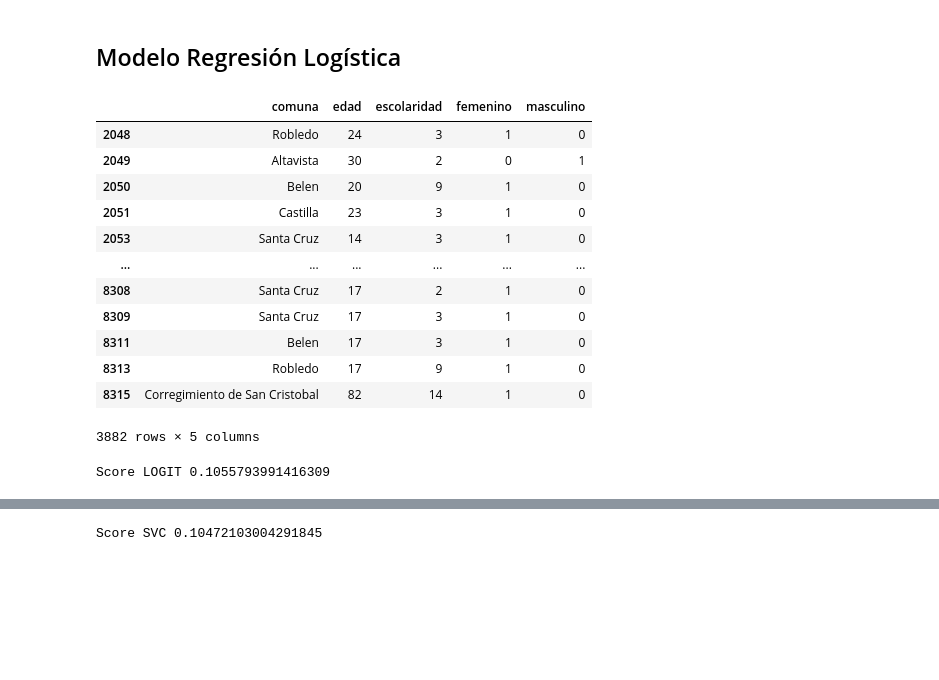
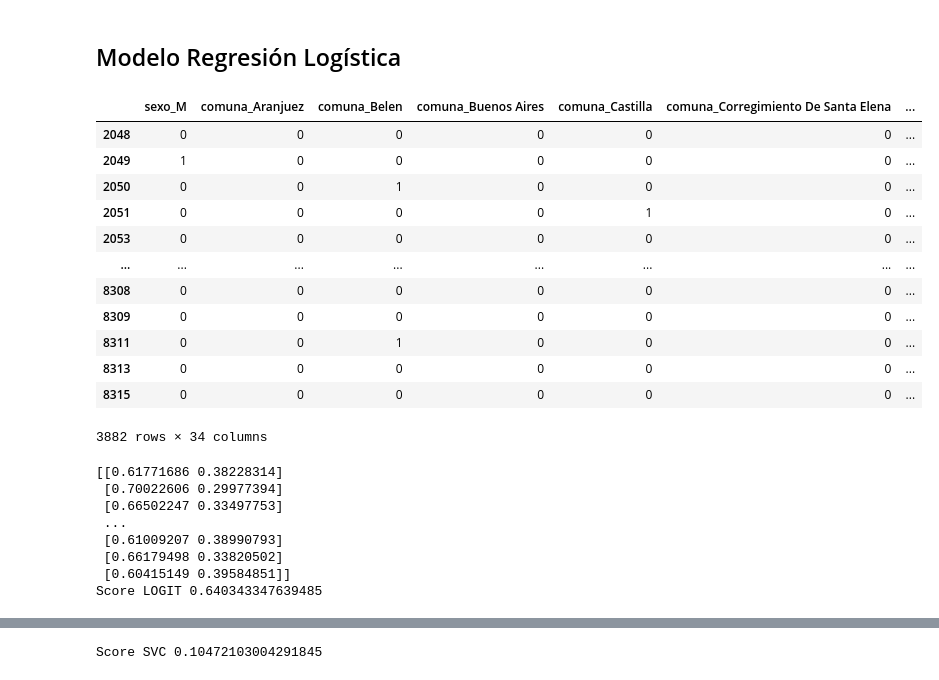
Before and after one commit to davixcky/suicidios_uninorte, a Jupyter notebook: core.ipynb, the cells around one changed output, grey strips where cells are left out. Saved outputs shown, nothing was run; the diff lists cells and outputs as text; code cells hidden in the pictures; blank space fills up the shorter version.

Commit message:
core: selection columns for model changed

```diff
--- a/core.ipynb
+++ b/core.ipynb
@@ -203,23 +203,23 @@ sns.lineplot(data=dfnm, x='Nivel escolaridad', y='Suicidios');
 # %% [markdown]
 ## Modelo Regresión Logística
 # %%
-columnsmrl = ['comuna','edad','sexo','escolaridad'];
+columnsmrl = ['comuna','sexo', 'escolaridad'];
 dfmrl = df[filtrosi][filtrosd][columnsmrl];
-dfnew = pd.get_dummies(data=dfmrl,columns=['sexo']);
-dfnew.columns=['comuna', 'edad', 'escolaridad', 'femenino', 'masculino'];
+dfnew = pd.get_dummies(data=dfmrl,columns=['sexo', 'comuna', 'escolaridad'], drop_first=True);
+#dfnew.columns=['comuna', 'edad', 'escolaridad', 'femenino', 'masculino'];
 dfnew
 # %% [output]
-|  | comuna | edad | escolaridad | femenino | masculino |
-| 2048 | Robledo | 24 | 3 | 1 | 0 |
-| 2049 | Altavista | 30 | 2 | 0 | 1 |
-| 2050 | Belen | 20 | 9 | 1 | 0 |
-| 2051 | Castilla | 23 | 3 | 1 | 0 |
-| 2053 | Santa Cruz | 14 | 3 | 1 | 0 |
-| ... | ... | ... | ... | ... | ... |
-| 8308 | Santa Cruz | 17 | 2 | 1 | 0 |
-| 8309 | Santa Cruz | 17 | 3 | 1 | 0 |
-| 8311 | Belen | 17 | 3 | 1 | 0 |
-| 8313 | Robledo | 17 | 9 | 1 | 0 |
-| 8315 | Corregimiento de San Cristobal | 82 | 14 | 1 | 0 |
+|  | sexo_M | comuna_Aranjuez | comuna_Belen | comuna_Buenos Aires | comuna_Castilla | comuna_Corregimiento De Santa Elena | ... |
+| 2048 | 0 | 0 | 0 | 0 | 0 | 0 | ... |
+| 2049 | 1 | 0 | 0 | 0 | 0 | 0 | ... |
+| 2050 | 0 | 0 | 1 | 0 | 0 | 0 | ... |
+| 2051 | 0 | 0 | 0 | 0 | 1 | 0 | ... |
+| 2053 | 0 | 0 | 0 | 0 | 0 | 0 | ... |
+| ... | ... | ... | ... | ... | ... | ... | ... |
+| 8308 | 0 | 0 | 0 | 0 | 0 | 0 | ... |
+| 8309 | 0 | 0 | 0 | 0 | 0 | 0 | ... |
+| 8311 | 0 | 0 | 1 | 0 | 0 | 0 | ... |
+| 8313 | 0 | 0 | 0 | 0 | 0 | 0 | ... |
+| 8315 | 0 | 0 | 0 | 0 | 0 | 0 | ... |
-3882 rows × 5 columns
+3882 rows × 34 columns
 # %%
@@ -237,6 +237,14 @@ Xt,Xv,yt,yv = train_test_split(X,y,test_size=0.3,random_state=100);
 log_model = LogisticRegression(max_iter=1000);
 log_model_fit = log_model.fit(Xt,yt);
 score_log_model = log_model_fit.score(Xv,yv);
+print(log_model_fit.predict_proba(Xv))
 print(f'Score LOGIT {score_log_model}')
 # %% [output]
-Score LOGIT 0.1055793991416309
+[[0.61771686 0.38228314]
+ [0.70022606 0.29977394]
+ [0.66502247 0.33497753]
+ ...
+ [0.61009207 0.38990793]
+ [0.66179498 0.33820502]
+ [0.60415149 0.39584851]]
+Score LOGIT 0.640343347639485
```
Also changed, not shown: parts of 12 cells of this notebook.
